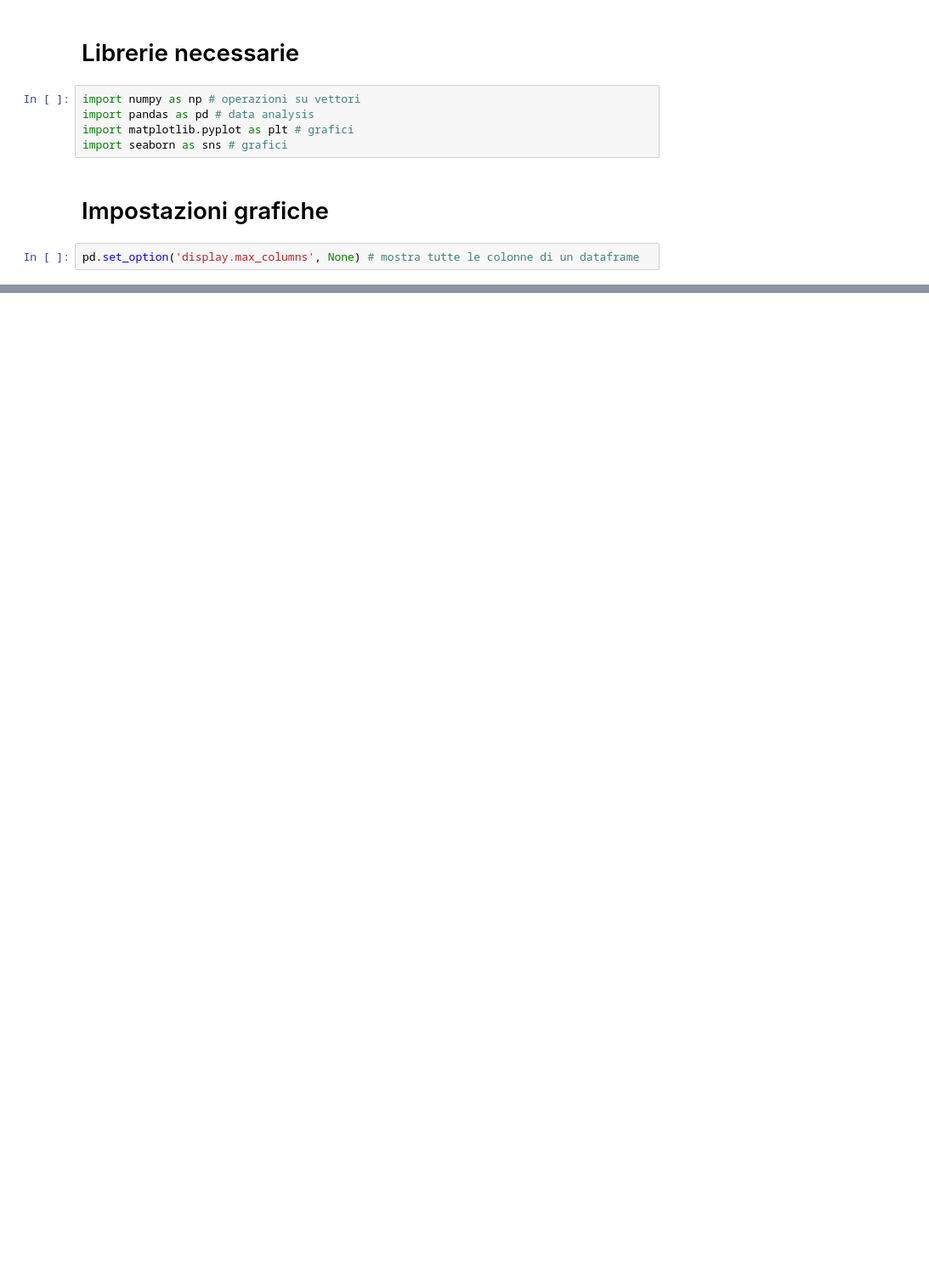
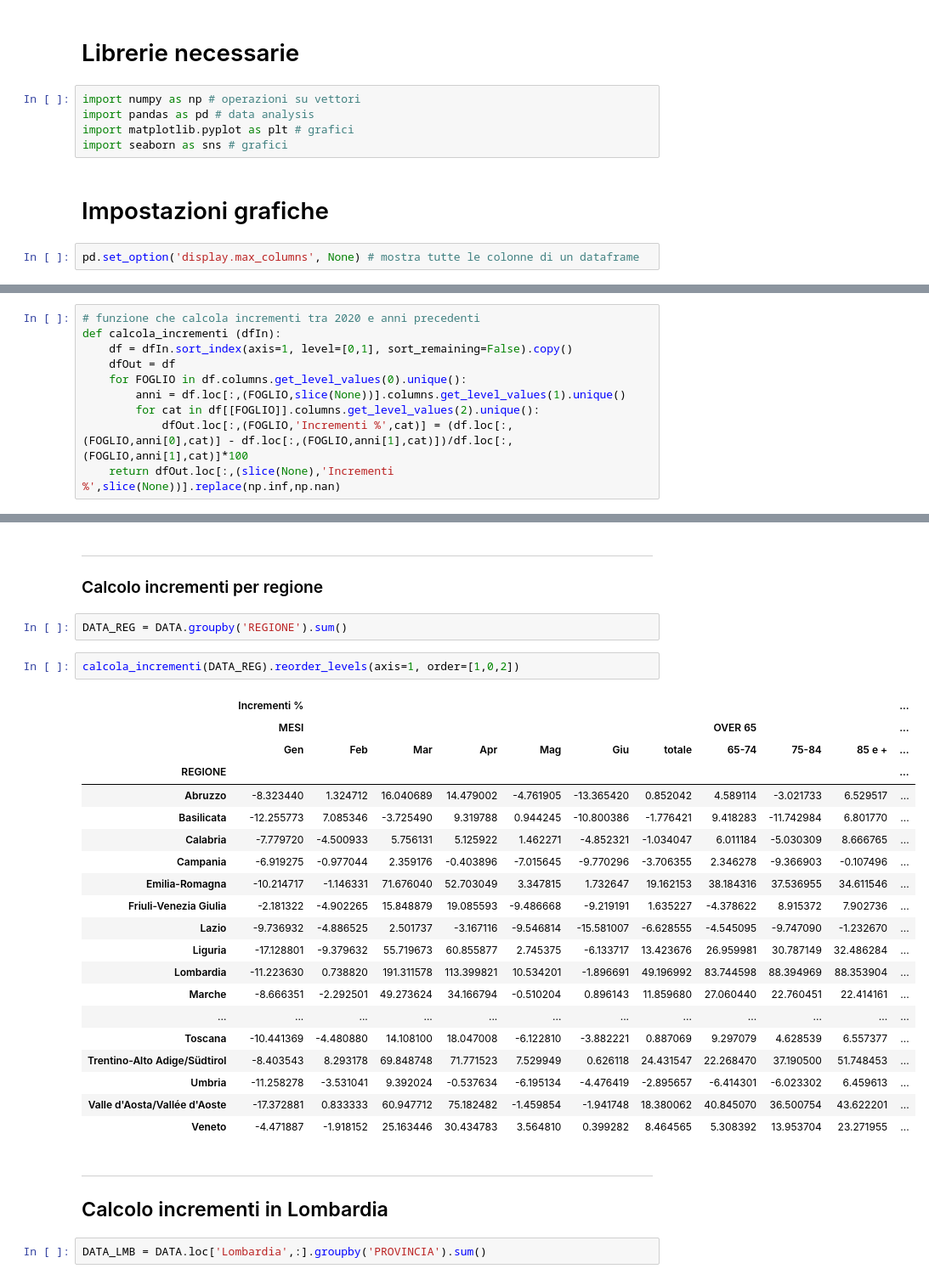
Before and after one commit to EdoardoTronconi/ProgettoPS, a Jupyter notebook: Esame_Tronconi_975734.ipynb, the cells around one changed output, grey strips where cells are left out. Shown at 85% size. Drawn from its saved outputs; the diff is of its cells as text; blank space fills up the shorter version.

Commit message:
Incrementi

```diff
--- a/Esame_Tronconi_975734.ipynb
+++ b/Esame_Tronconi_975734.ipynb
@@ -137,0 +187,10 @@ DATA
+# %%
+# funzione che calcola incrementi tra 2020 e anni precedenti
+def calcola_incrementi (dfIn):
+    df = dfIn.sort_index(axis=1, level=[0,1], sort_remaining=False).copy()
+    dfOut = df
+    for FOGLIO in df.columns.get_level_values(0).unique():
+        anni = df.loc[:,(FOGLIO,slice(None))].columns.get_level_values(1).unique()
+        for cat in df[[FOGLIO]].columns.get_level_values(2).unique():
+            dfOut.loc[:,(FOGLIO,'Incrementi %',cat)] = (df.loc[:,(FOGLIO,anni[0],cat)] - df.loc[:,(FOGLIO,anni[1],cat)])/df.loc[:,(FOGLIO,anni[1],cat)]*100
+    return dfOut.loc[:,(slice(None),'Incrementi %',slice(None))].replace(np.inf,np.nan)
@@ -137,0 +220,33 @@ DATA
+# %% [markdown]
+***
+### Calcolo incrementi per regione
+# %%
+DATA_REG = DATA.groupby('REGIONE').sum()
+# %%
+calcola_incrementi(DATA_REG).reorder_levels(axis=1, order=[1,0,2])
+# %% [output]
+|  | Incrementi % |  |  |  |  |  |  |  |  |  | ... |
+|  | MESI |  |  |  |  |  |  | OVER 65 |  |  | ... |
+|  | Gen | Feb | Mar | Apr | Mag | Giu | totale | 65-74 | 75-84 | 85 e + | ... |
+| REGIONE |  |  |  |  |  |  |  |  |  |  | ... |
+| Abruzzo | -8.323440 | 1.324712 | 16.040689 | 14.479002 | -4.761905 | -13.365420 | 0.852042 | 4.589114 | -3.021733 | 6.529517 | ... |
+| Basilicata | -12.255773 | 7.085346 | -3.725490 | 9.319788 | 0.944245 | -10.800386 | -1.776421 | 9.418283 | -11.742984 | 6.801770 | ... |
+| Calabria | -7.779720 | -4.500933 | 5.756131 | 5.125922 | 1.462271 | -4.852321 | -1.034047 | 6.011184 | -5.030309 | 8.666765 | ... |
+| Campania | -6.919275 | -0.977044 | 2.359176 | -0.403896 | -7.015645 | -9.770296 | -3.706355 | 2.346278 | -9.366903 | -0.107496 | ... |
+| Emilia-Romagna | -10.214717 | -1.146331 | 71.676040 | 52.703049 | 3.347815 | 1.732647 | 19.162153 | 38.184316 | 37.536955 | 34.611546 | ... |
+| Friuli-Venezia Giulia | -2.181322 | -4.902265 | 15.848879 | 19.085593 | -9.486668 | -9.219191 | 1.635227 | -4.378622 | 8.915372 | 7.902736 | ... |
+| Lazio | -9.736932 | -4.886525 | 2.501737 | -3.167116 | -9.546814 | -15.581007 | -6.628555 | -4.545095 | -9.747090 | -1.232670 | ... |
+| Liguria | -17.128801 | -9.379632 | 55.719673 | 60.855877 | 2.745375 | -6.133717 | 13.423676 | 26.959981 | 30.787149 | 32.486284 | ... |
+| Lombardia | -11.223630 | 0.738820 | 191.311578 | 113.399821 | 10.534201 | -1.896691 | 49.196992 | 83.744598 | 88.394969 | 88.353904 | ... |
+| Marche | -8.666351 | -2.292501 | 49.273624 | 34.166794 | -0.510204 | 0.896143 | 11.859680 | 27.060440 | 22.760451 | 22.414161 | ... |
+| ... | ... | ... | ... | ... | ... | ... | ... | ... | ... | ... | ... |
+| Toscana | -10.441369 | -4.480880 | 14.108100 | 18.047008 | -6.122810 | -3.882221 | 0.887069 | 9.297079 | 4.628539 | 6.557377 | ... |
+| Trentino-Alto Adige/Südtirol | -8.403543 | 8.293178 | 69.848748 | 71.771523 | 7.529949 | 0.626118 | 24.431547 | 22.268470 | 37.190500 | 51.748453 | ... |
+| Umbria | -11.258278 | -3.531041 | 9.392024 | -0.537634 | -6.195134 | -4.476419 | -2.895657 | -6.414301 | -6.023302 | 6.459613 | ... |
+| Valle d'Aosta/Vallée d'Aoste | -17.372881 | 0.833333 | 60.947712 | 75.182482 | -1.459854 | -1.941748 | 18.380062 | 40.845070 | 36.500754 | 43.622201 | ... |
+| Veneto | -4.471887 | -1.918152 | 25.163446 | 30.434783 | 3.564810 | 0.399282 | 8.464565 | 5.308392 | 13.953704 | 23.271955 | ... |
+# %% [markdown]
+***
+## Calcolo incrementi in Lombardia
+# %%
+DATA_LMB = DATA.loc['Lombardia',:].groupby('PROVINCIA').sum()
```
Also changed, not shown: parts of 21 cells of this notebook.
